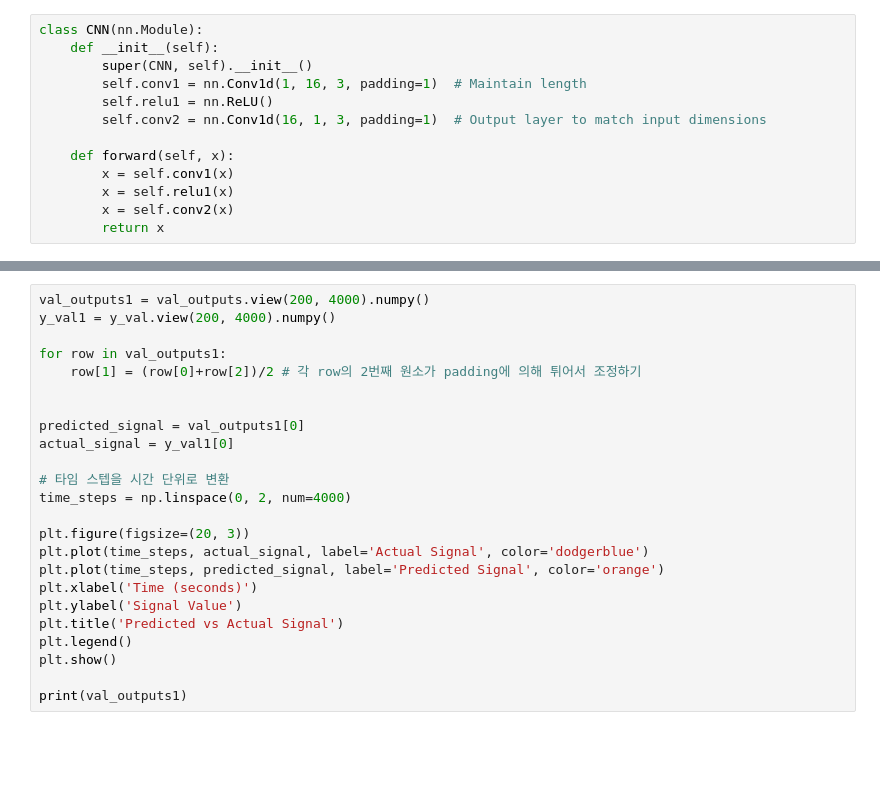
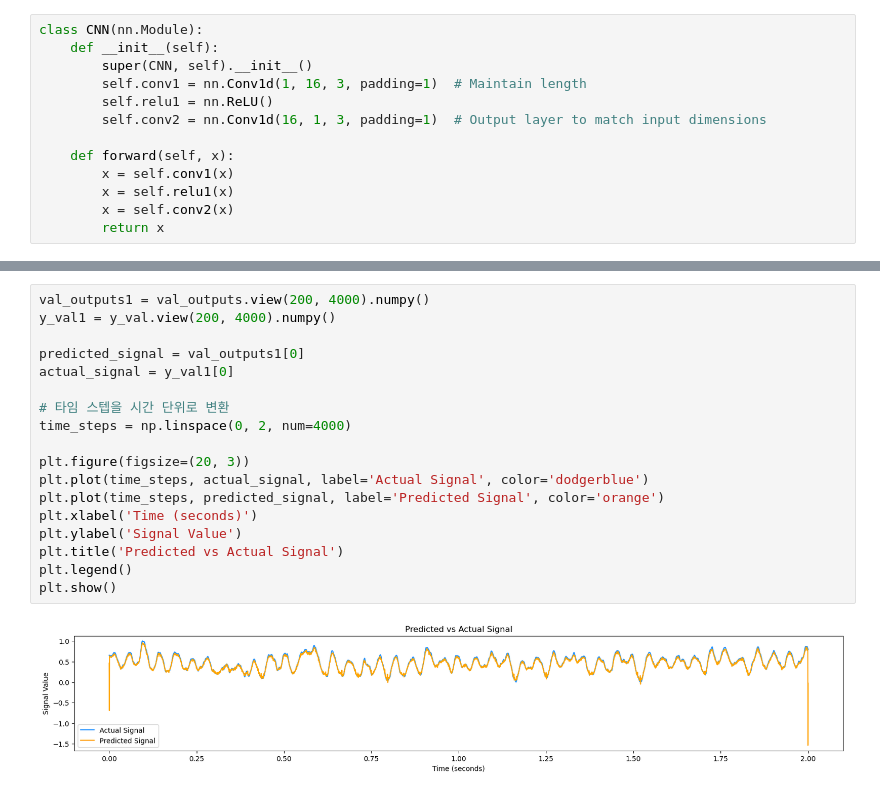
Before and after one commit to RyuKyungchan/UGRP, a Jupyter notebook: DNN 구현/CNN 구현/CNN BrainSignal Code.ipynb, the cells around one changed output, grey strips where cells are left out. Cells and saved outputs as stored; diff of their text form; blank space fills up the shorter version.

```diff
--- a/DNN 구현/CNN 구현/CNN BrainSignal Code.ipynb
+++ b/DNN 구현/CNN 구현/CNN BrainSignal Code.ipynb
@@ -106,27 +153,23 @@ with torch.no_grad():
 # %%
 val_outputs1 = val_outputs.view(200, 4000).numpy()
 y_val1 = y_val.view(200, 4000).numpy()
-
-for row in val_outputs1:
-    row[1] = (row[0]+row[2])/2 # 각 row의 2번째 원소가 padding에 의해 튀어서 조정하기
-
 
 predicted_signal = val_outputs1[0]
 actual_signal = y_val1[0]
 
 # 타임 스텝을 시간 단위로 변환
 time_steps = np.linspace(0, 2, num=4000)
 
 plt.figure(figsize=(20, 3))
 plt.plot(time_steps, actual_signal, label='Actual Signal', color='dodgerblue')
 plt.plot(time_steps, predicted_signal, label='Predicted Signal', color='orange')
 plt.xlabel('Time (seconds)')
 plt.ylabel('Signal Value')
 plt.title('Predicted vs Actual Signal')
 plt.legend()
 plt.show()
-
-print(val_outputs1)
+# %% [output]
+[figure, added]
 # %%
 n = len(predicted_signal)
 
```
Also changed, not shown: parts of 8 cells of this notebook.
